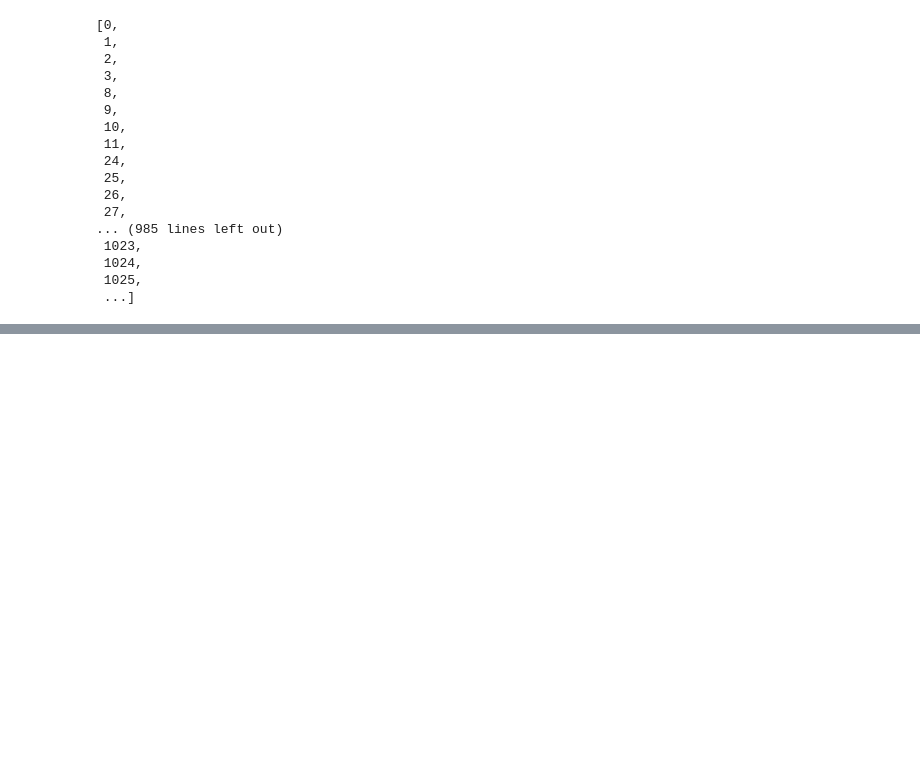
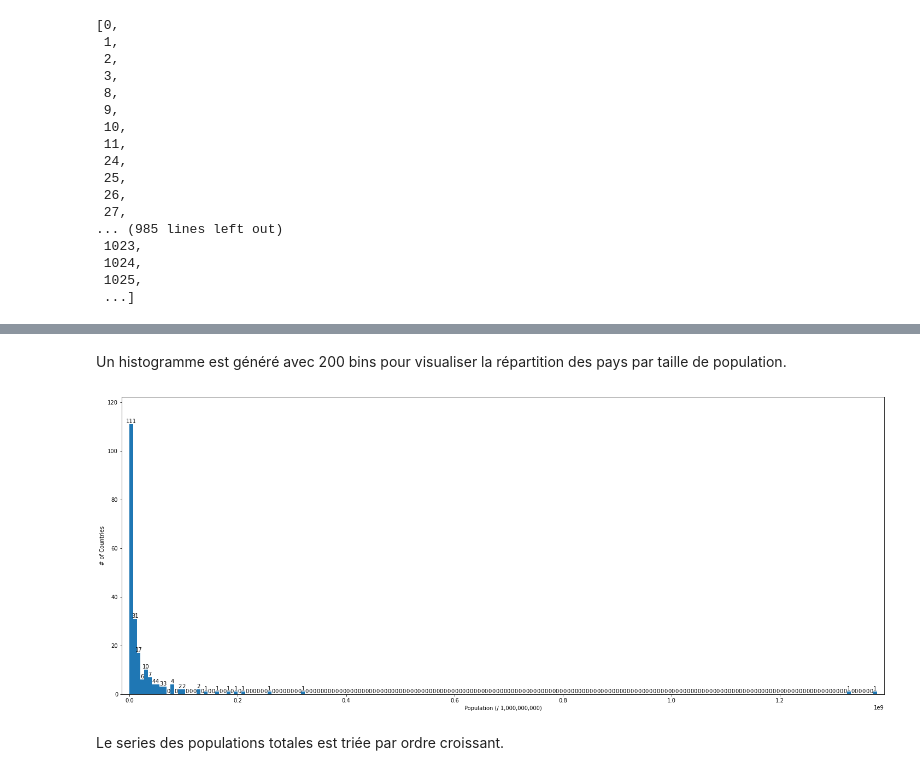
Before and after one commit to gabrielhermel/OC_DS_P2, a Jupyter notebook: Hermel_Gabriel_1_notebook_072022.ipynb, the cells around one changed output, grey strips where cells are left out. Drawn from its saved outputs; the diff is of its cells as text; code cells hidden in the pictures; blank space fills up the shorter version.

```diff
--- a/Hermel_Gabriel_1_notebook_072022.ipynb
+++ b/Hermel_Gabriel_1_notebook_072022.ipynb
@@ -304,0 +290,12 @@ with pd.option_context('display.max_rows', None, 'display.max_columns', None): d
+# %%
+total_pops = edstats_suff_data_no_sex_region.loc[edstats_suff_data_no_sex_region['Indicator Name'] == 'Population, total']
+total_pops_matrix = total_pops.values.tolist()
+latest_pops = {}
+for i in total_pops_matrix:
+    last_non_nan = 0.0
+    for j in i:
+        if not pd.isna(j):
+            last_non_nan = j
+    latest_pops[i[0]] = last_non_nan
+latest_pops = pd.Series(latest_pops)
+display(latest_pops)
@@ -304,0 +315,14 @@ with pd.option_context('display.max_rows', None, 'display.max_columns', None): d
+# %% [markdown]
+Un histogramme est généré avec 200 bins pour visualiser la répartition des pays par taille de population.
+# %%
+plt.figure(figsize=(25, 10))
+values, bins, bars = plt.hist(latest_pops, bins=200)
+plt.xlabel("Population (/ 1,000,000,000)")
+plt.ylabel("# of Countries")
+plt.bar_label(bars, fontsize=10)
+plt.margins(x=0.01, y=0.1)
+plt.show()
+# %% [output]
+[figure, added]
+# %% [markdown]
+Le series des populations totales est triée par ordre croissant.
```
Also changed, not shown: parts of 55 cells of this notebook, 4 other files.
